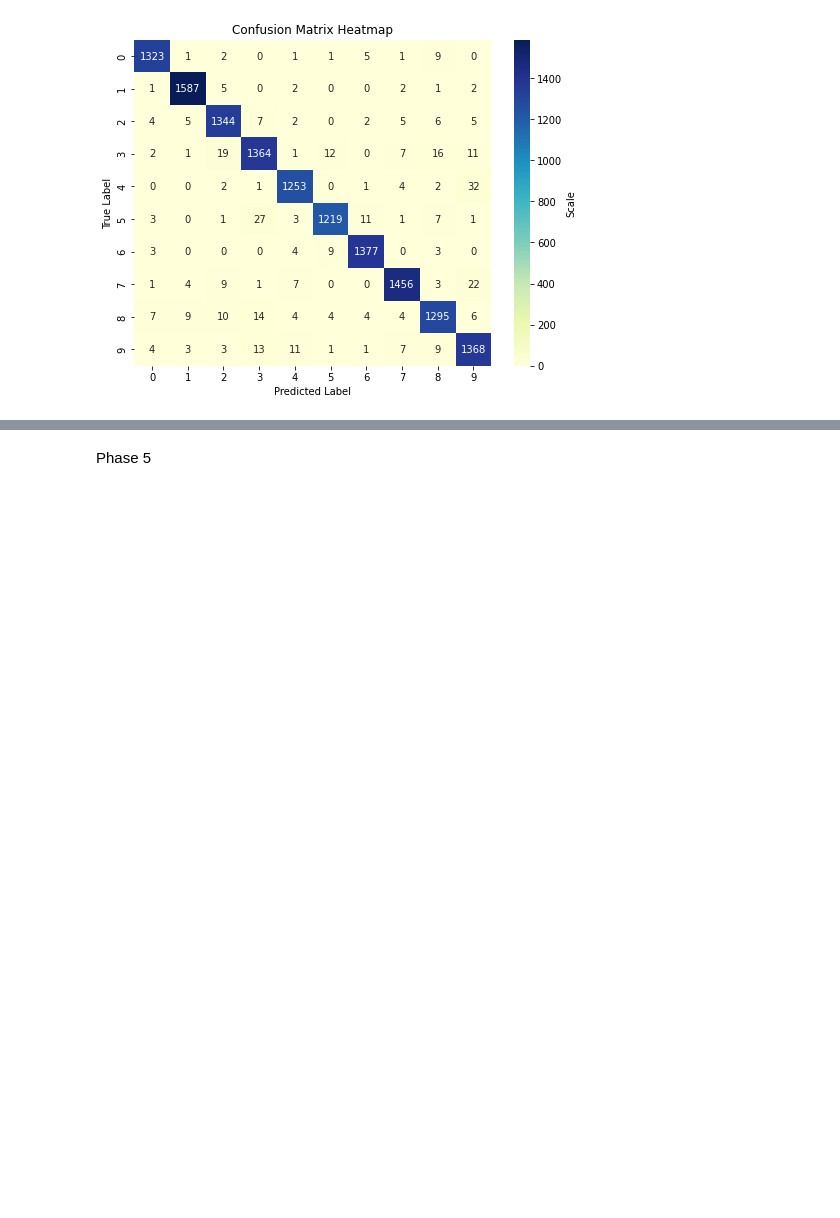
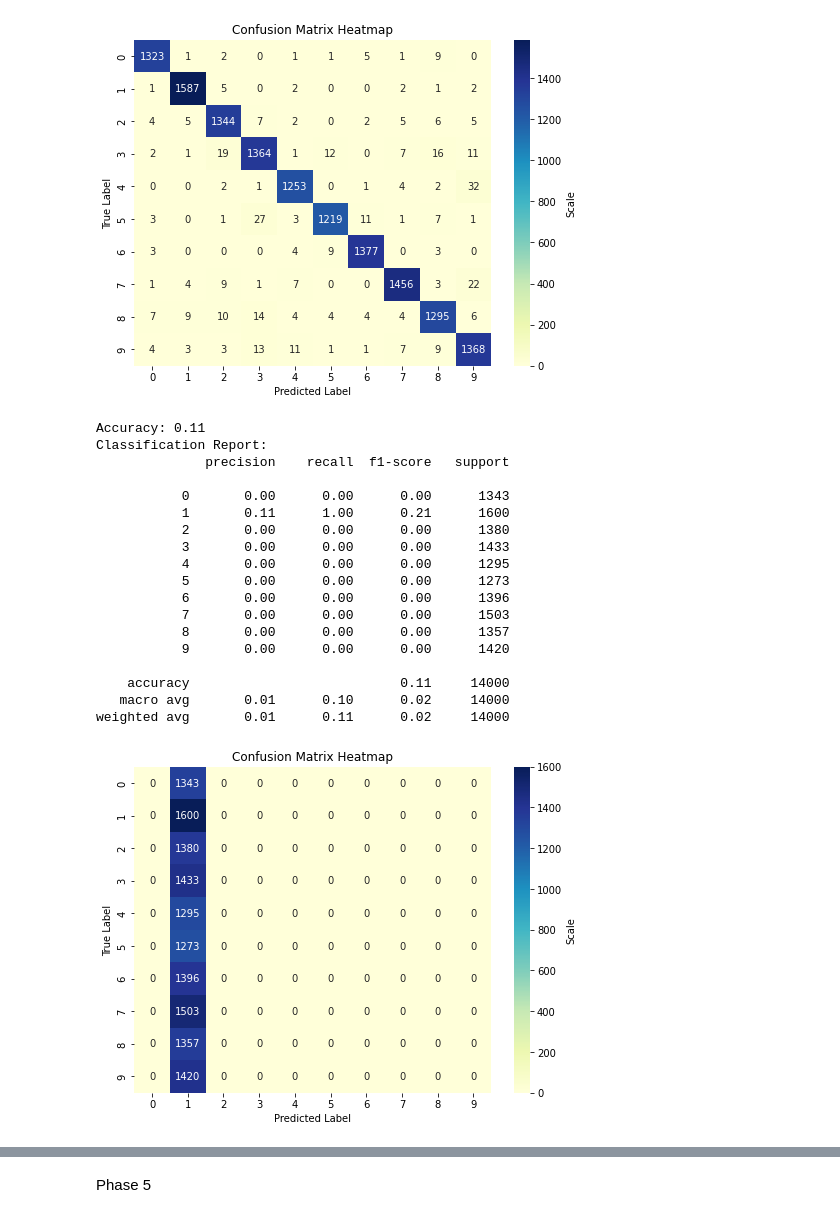
Before and after one commit to Benyamin-Asadi/decision-tree-svm, a Jupyter notebook: P2.ipynb, the cells around one changed output, grey strips where cells are left out. Drawn from its saved outputs; the diff is of its cells as text; code cells hidden in the pictures; blank space fills up the shorter version.

```diff
--- a/P2.ipynb
+++ b/P2.ipynb
@@ -600,7 +535,7 @@ array([[ 519.17477686,  188.05481789,  -42.90837343, ..., -231.21719944,
        [-954.70081306,  356.97233819,  265.40007939, ...,  150.69773121,
            7.13058971,   56.12815328]])
 # %%
-# Define the Decision Tree model
+
 model = DecisionTreeClassifier(random_state=42)
 
 # Create a hyperparameter grid
@@ -614,20 +549,20 @@ param_grid = {
     'max_depth': [15],
     'min_samples_split': [8],
     'min_samples_leaf': [2],
-    'criterion': ['gini', 'entropy']
+    'criterion': ['entropy']
 }
 
-# Set up GridSearchCV with 5-fold cross-validation
+
 grid_search = GridSearchCV(estimator=model, param_grid=param_grid, cv=5, scoring='accuracy')
 
-# Fit the model on the training data
+
 grid_search.fit(x_pca_centered_train, y_pca_centered_train)
 
-# Print the best hyperparameters and accuracy score
+
 print("Best Hyperparameters:", grid_search.best_params_)
 print("Best Accuracy (CV):", grid_search.best_score_)
 
-# Evaluate the best model on the test data
+
 best_model = grid_search.best_estimator_
 test_accuracy = best_model.score(x_pca_centered_test, y_pca_centered_test)
 print("Test Accuracy:", test_accuracy)
@@ -1154,3 +1081,54 @@ Classification Report:
    macro avg       0.97      0.97      0.97     14000
 weighted avg       0.97      0.97      0.97     14000
 [figure]
+# %%
+
+clf = svm.SVC(kernel='rbf',random_state=42, gamma=100 , C=10)
+
+
+clf.fit(x_pca_centered_train, y_pca_centered_train)
+
+
+y_pred = clf.predict(x_pca_centered_test)
+
+
+accuracy = accuracy_score(y_pca_centered_test, y_pred)
+report = classification_report(y_pca_centered_test, y_pred)
+
+print(f'Accuracy: {accuracy:.2f}')
+print('Classification Report:')
+print(report)
+
+
+cm = confusion_matrix(y_pca_centered_test, y_pred)
+
+
+plt.figure(figsize=(8, 6))
+sns.heatmap(cm, annot=True, fmt='d', cmap='YlGnBu', cbar_kws={'label': 'Scale'})
+
+
+plt.xlabel('Predicted Label')
+plt.ylabel('True Label')
+plt.title('Confusion Matrix Heatmap')
+
+plt.show()
+# %% [output]
+Accuracy: 0.11
+Classification Report:
+              precision    recall  f1-score   support
+
+           0       0.00      0.00      0.00      1343
+           1       0.11      1.00      0.21      1600
+           2       0.00      0.00      0.00      1380
+           3       0.00      0.00      0.00      1433
+           4       0.00      0.00      0.00      1295
+           5       0.00      0.00      0.00      1273
+           6       0.00      0.00      0.00      1396
+           7       0.00      0.00      0.00      1503
+           8       0.00      0.00      0.00      1357
+           9       0.00      0.00      0.00      1420
+
+    accuracy                           0.11     14000
+   macro avg       0.01      0.10      0.02     14000
+weighted avg       0.01      0.11      0.02     14000
+[figure, added]
```
Also changed, not shown: parts of 38 cells of this notebook.
